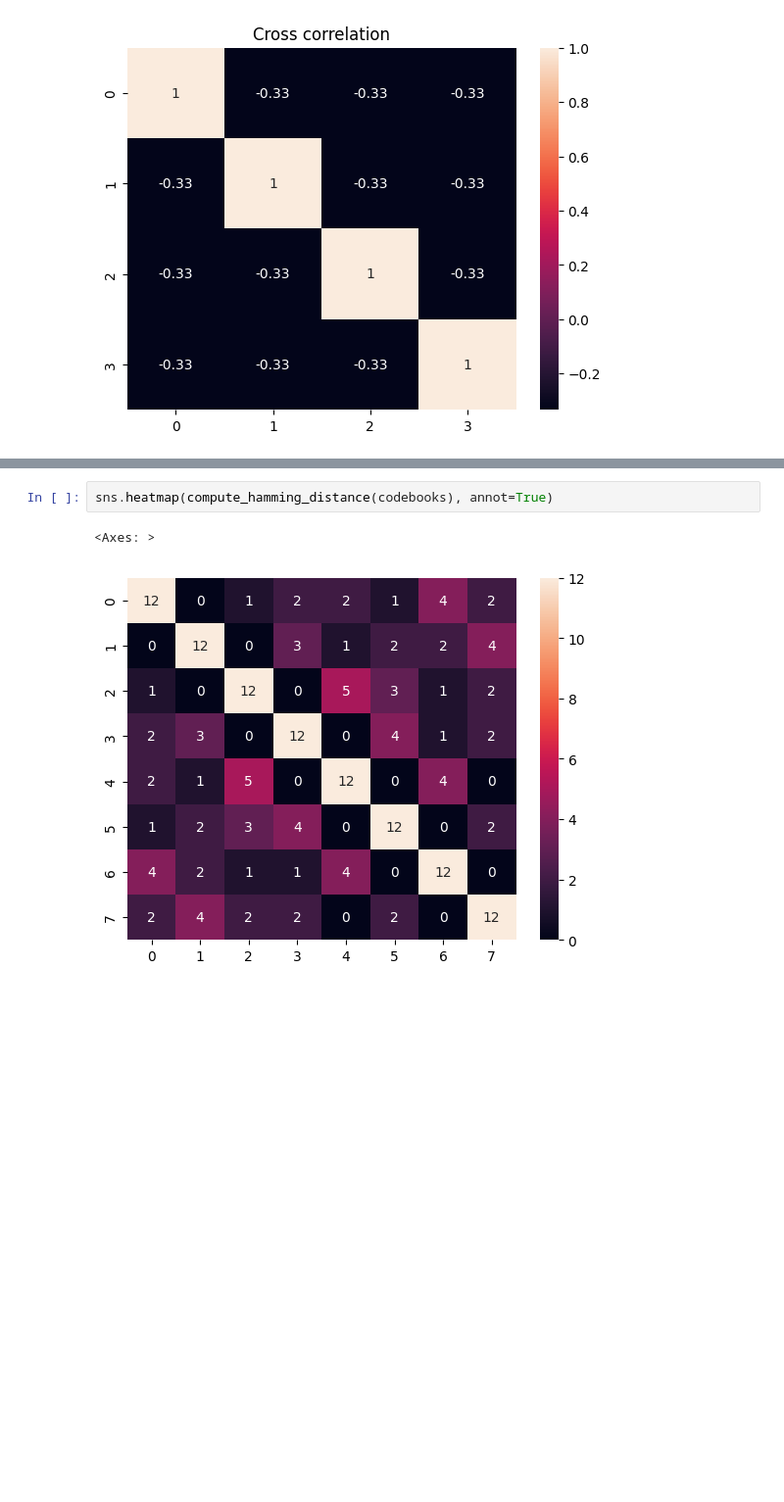
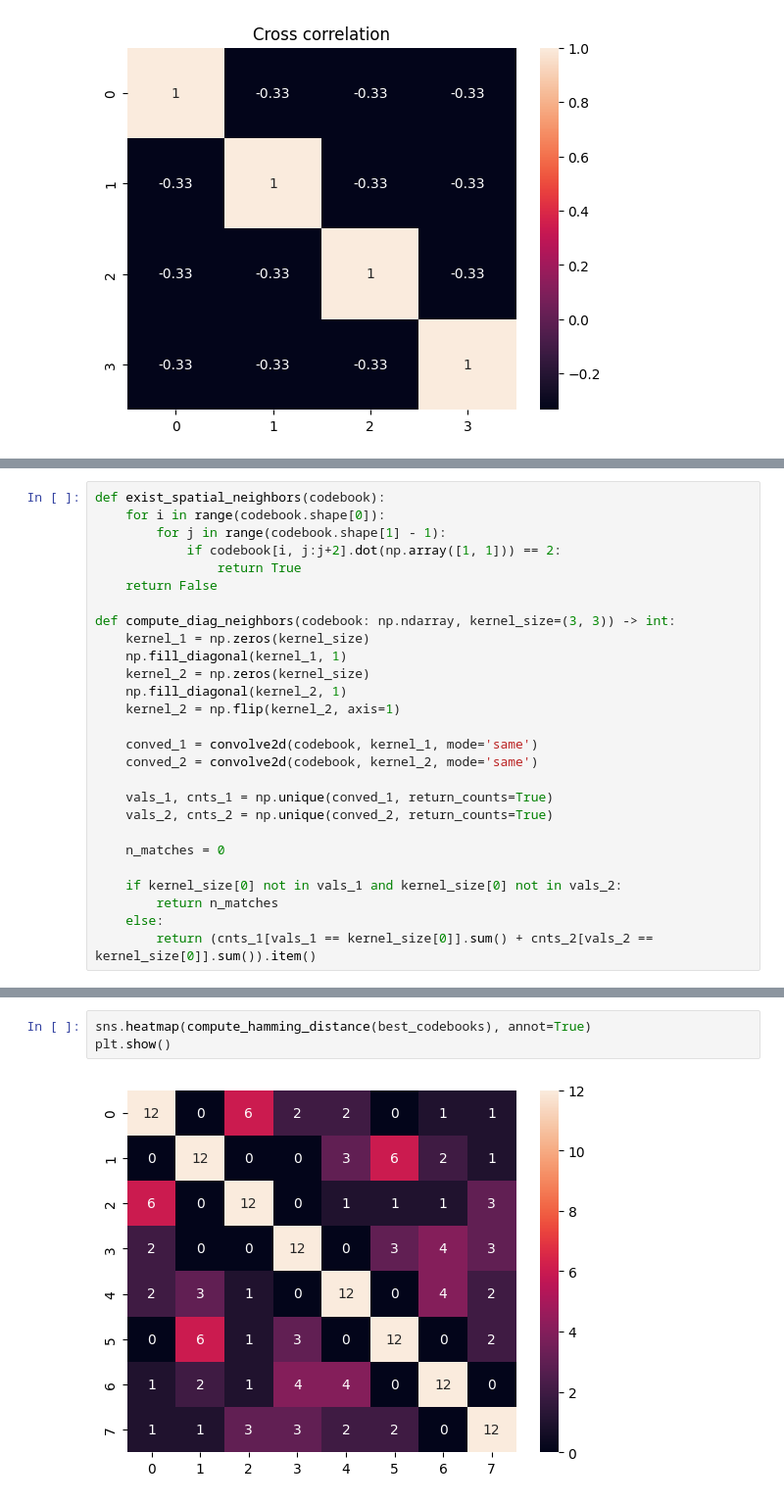
Before and after one commit to amar-enkhbat/codebook_generator, a Jupyter notebook: gen_seq.ipynb, the cells around one changed output, grey strips where cells are left out. Shown at 98% size. Drawn from its saved outputs; the diff is of its cells as text; blank space fills up the shorter version.

```diff
--- a/gen_seq.ipynb
+++ b/gen_seq.ipynb
@@ -175 +173,28 @@ def exist_spatial_neighbors(codebook):
+# %%
+def exist_spatial_neighbors(codebook):
+    for i in range(codebook.shape[0]):
+        for j in range(codebook.shape[1] - 1):
+            if codebook[i, j:j+2].dot(np.array([1, 1])) == 2:
+                return True
+    return False
+
+def compute_diag_neighbors(codebook: np.ndarray, kernel_size=(3, 3)) -> int:
+    kernel_1 = np.zeros(kernel_size)
+    np.fill_diagonal(kernel_1, 1)
+    kernel_2 = np.zeros(kernel_size)
+    np.fill_diagonal(kernel_2, 1)
+    kernel_2 = np.flip(kernel_2, axis=1)
+
+    conved_1 = convolve2d(codebook, kernel_1, mode='same')
+    conved_2 = convolve2d(codebook, kernel_2, mode='same')
+
+    vals_1, cnts_1 = np.unique(conved_1, return_counts=True)
+    vals_2, cnts_2 = np.unique(conved_2, return_counts=True)
+
+    n_matches = 0
+
+    if kernel_size[0] not in vals_1 and kernel_size[0] not in vals_2:
+        return n_matches
+    else:
+        return (cnts_1[vals_1 == kernel_size[0]].sum() + cnts_2[vals_2 == kernel_size[0]].sum()).item()
 # %%
@@ -205,5 +283,5 @@ plt.show()
 # %%
-sns.heatmap(compute_hamming_distance(codebooks), annot=True)
+sns.heatmap(compute_hamming_distance(best_codebooks), annot=True)
+plt.show()
 # %% [output]
-<Axes: >
-[figure, old version]
+[figure, new version]
```
Also changed, not shown: parts of 18 cells of this notebook, 1 other file.
